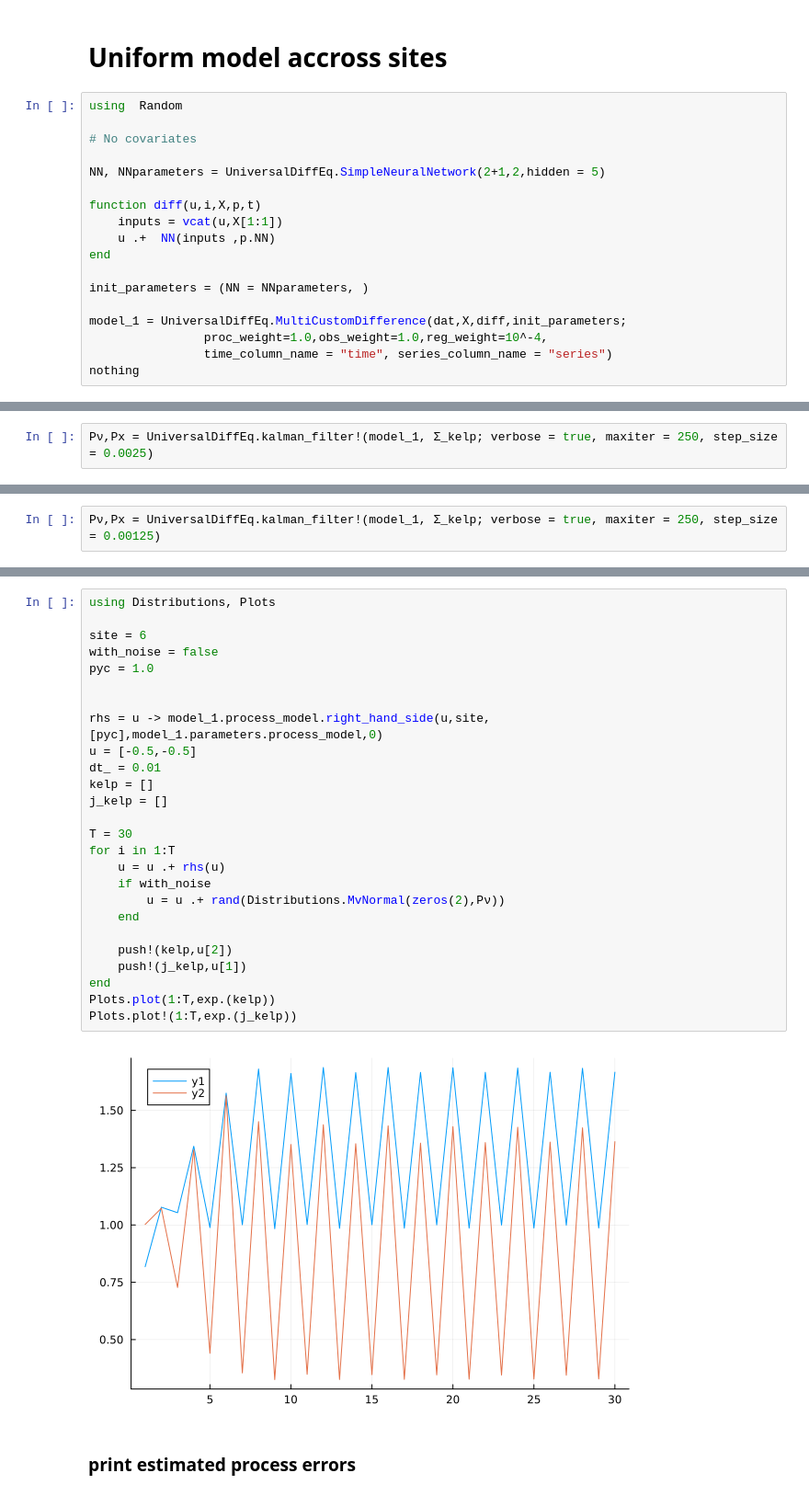
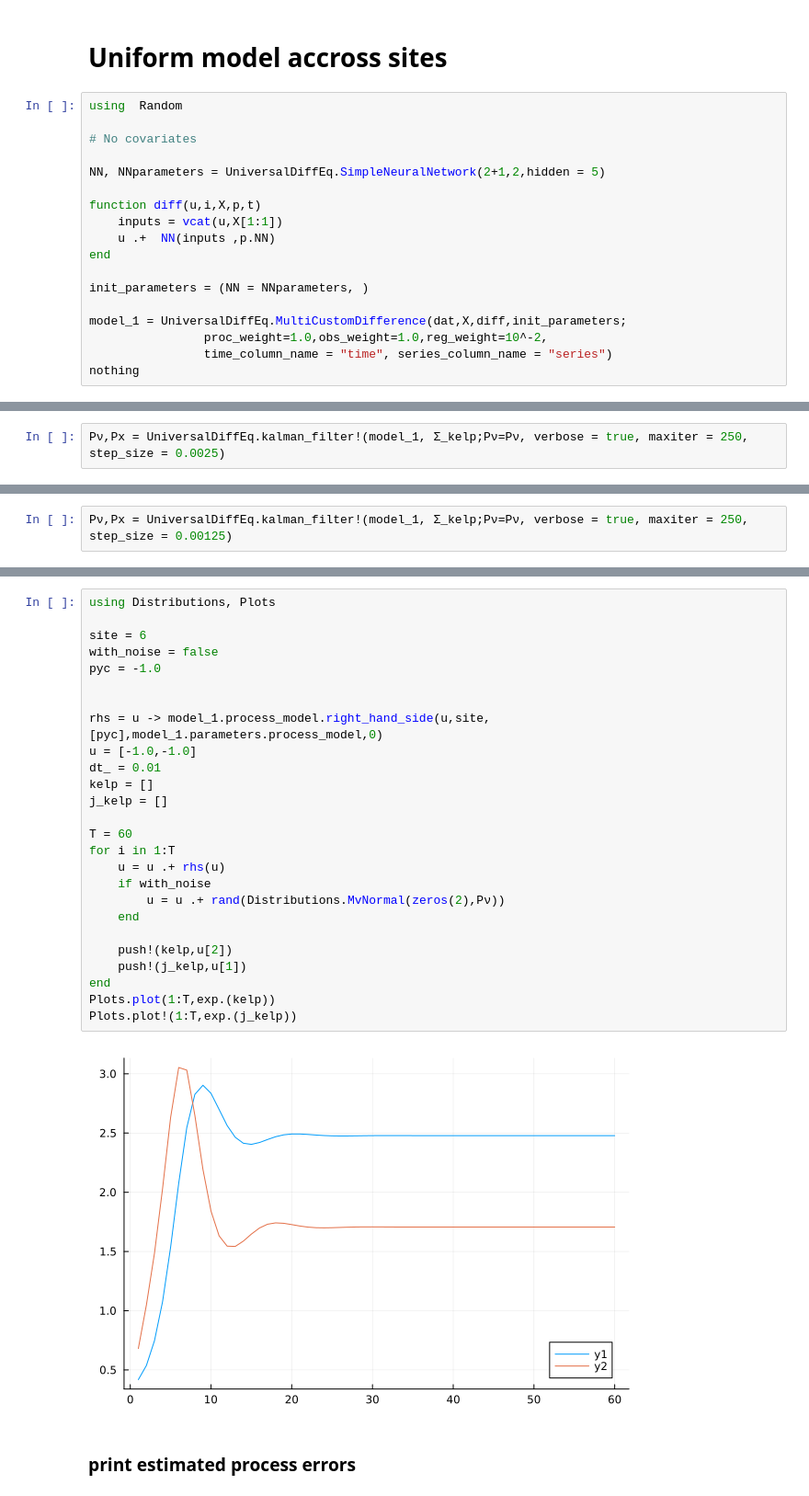
Before and after one commit to Jack-H-Buckner/SpatiallyReplicatedUDEs, a Jupyter notebook: analysis/DiscreteTime.ipynb, the cells around one changed output, grey strips where cells are left out. Shown at 92% size. Saved outputs shown, nothing was run; the diff lists cells and outputs as text.

```diff
--- a/analysis/DiscreteTime.ipynb
+++ b/analysis/DiscreteTime.ipynb
@@ -76,7 +76,7 @@ end
 init_parameters = (NN = NNparameters, )
 
 model_1 = UniversalDiffEq.MultiCustomDifference(dat,X,diff,init_parameters;
-                proc_weight=1.0,obs_weight=1.0,reg_weight=10^-4,
+                proc_weight=1.0,obs_weight=1.0,reg_weight=10^-2,
                 time_column_name = "time", series_column_name = "series")
 nothing
 # %%
@@ -91,3 +91,3 @@ Pν,Px = UniversalDiffEq.kalman_filter!(model_1, Σ_kelp; verbose = true, maxite
 # %%
-Pν,Px = UniversalDiffEq.kalman_filter!(model_1, Σ_kelp; verbose = true, maxiter = 250, step_size = 0.0025)
+Pν,Px = UniversalDiffEq.kalman_filter!(model_1, Σ_kelp;Pν=Pν, verbose = true, maxiter = 250, step_size = 0.0025)
 # %% [output]
@@ -96,2 +96,2 @@ Pν,Px = UniversalDiffEq.kalman_filter!(model_1, Σ_kelp; verbose = true, maxite
 # %%
-Pν,Px = UniversalDiffEq.kalman_filter!(model_1, Σ_kelp; verbose = true, maxiter = 250, step_size = 0.00125)
+Pν,Px = UniversalDiffEq.kalman_filter!(model_1, Σ_kelp;Pν=Pν, verbose = true, maxiter = 250, step_size = 0.00125)
@@ -101,31 +98,31 @@ Pν,Px = UniversalDiffEq.kalman_filter!(model_1, Σ_kelp; verbose = true, maxite
 # %%
 using Distributions, Plots
 
 site = 6
 with_noise = false
-pyc = 1.0
+pyc = -1.0
 
 
 rhs = u -> model_1.process_model.right_hand_side(u,site,[pyc],model_1.parameters.process_model,0)
-u = [-0.5,-0.5]
+u = [-1.0,-1.0]
 dt_ = 0.01
 kelp = []
 j_kelp = []
 
-T = 30
+T = 60
 for i in 1:T
     u = u .+ rhs(u)
     if with_noise
         u = u .+ rand(Distributions.MvNormal(zeros(2),Pν))
     end
 
     push!(kelp,u[2])
     push!(j_kelp,u[1])
 end
 Plots.plot(1:T,exp.(kelp))
 Plots.plot!(1:T,exp.(j_kelp))
 # %% [output]
-[figure, old version]
+[figure, new version]
 # %% [markdown]
 ### print estimated process errors
 # %%
```
Also changed, not shown: parts of 7 cells of this notebook, 29 other files.
